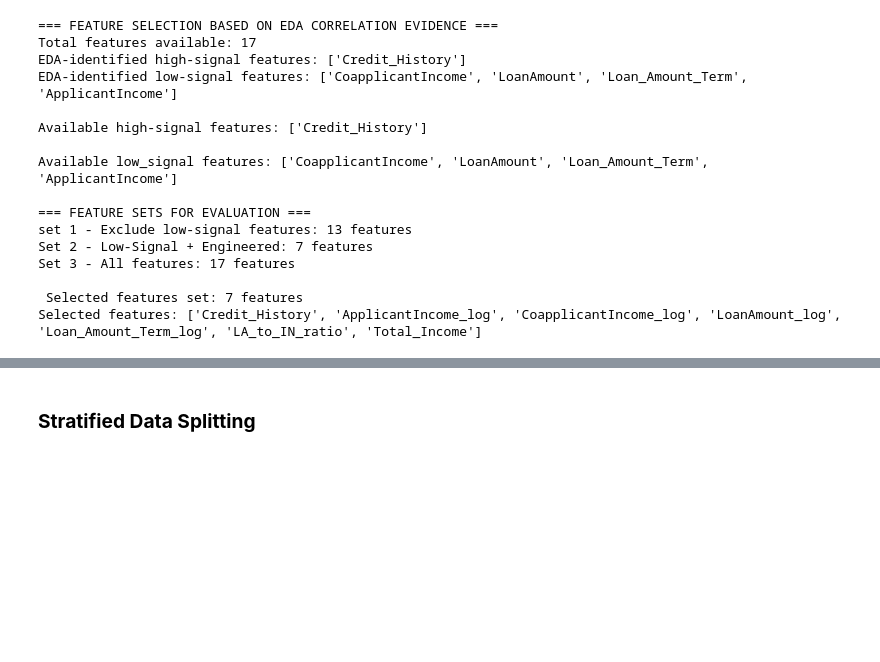
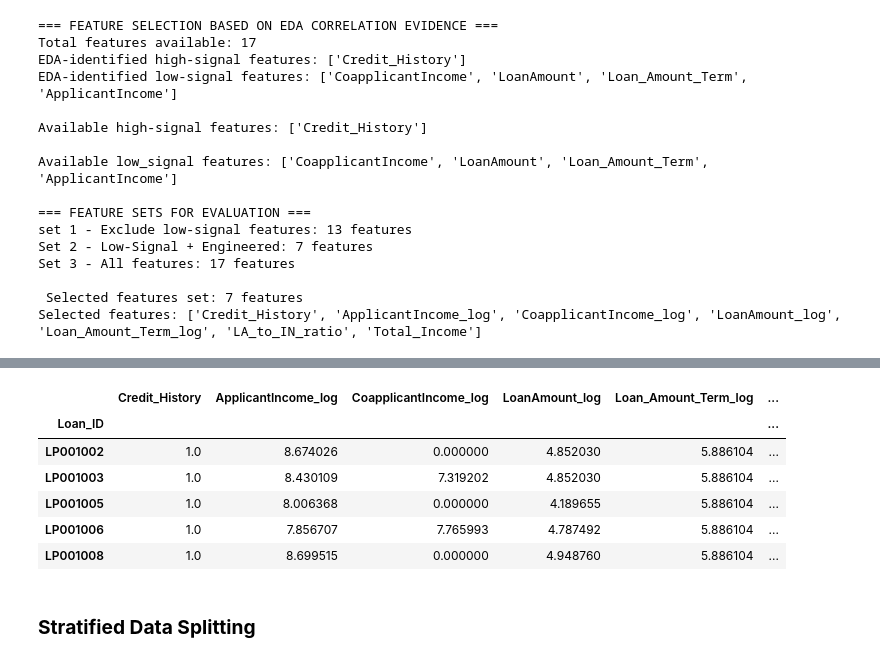
Before and after one commit to Naeema-cyber/ai_engineering_repo, a Jupyter notebook: month_3/machine_learning/home_loan_folder/Baseline_model_training.ipynb, the cells around one changed output, grey strips where cells are left out. Saved outputs shown, nothing was run; the diff lists cells and outputs as text; code cells hidden in the pictures; blank space fills up the shorter version.

```diff
--- a/month_3/machine_learning/home_loan_folder/Baseline_model_training.ipynb
+++ b/month_3/machine_learning/home_loan_folder/Baseline_model_training.ipynb
@@ -391,0 +424,9 @@ Selected features: ['Credit_History', 'ApplicantIncome_log', 'CoapplicantIncome_
+# %%
+# Scaling only the column that needs scaling which is the Total_Income
+
+scaler = RobustScaler()
+
+total_income_scaled = scaler.fit_transform(new_features[['Total_Income']])
+new_features['Total_Income'] = total_income_scaled
+
+print(new_features['Total_Income'].head())
@@ -392,3 +453,13 @@ Selected features: ['Credit_History', 'ApplicantIncome_log', 'CoapplicantIncome_
+# %%
+new_features.head()
+# %% [output]
+|  | Credit_History | ApplicantIncome_log | CoapplicantIncome_log | LoanAmount_log | Loan_Amount_Term_log | ... |
+| Loan_ID |  |  |  |  |  | ... |
+| LP001002 | 1.0 | 8.674026 | 0.000000 | 4.852030 | 5.886104 | ... |
+| LP001003 | 1.0 | 8.430109 | 7.319202 | 4.852030 | 5.886104 | ... |
+| LP001005 | 1.0 | 8.006368 | 0.000000 | 4.189655 | 5.886104 | ... |
+| LP001006 | 1.0 | 7.856707 | 7.765993 | 4.787492 | 5.886104 | ... |
+| LP001008 | 1.0 | 8.699515 | 0.000000 | 4.948760 | 5.886104 | ... |
 # %% [markdown]
 ### **Stratified Data Splitting**
 # %% [markdown]
```
Also changed, not shown: parts of 16 cells of this notebook, 1 other file.
